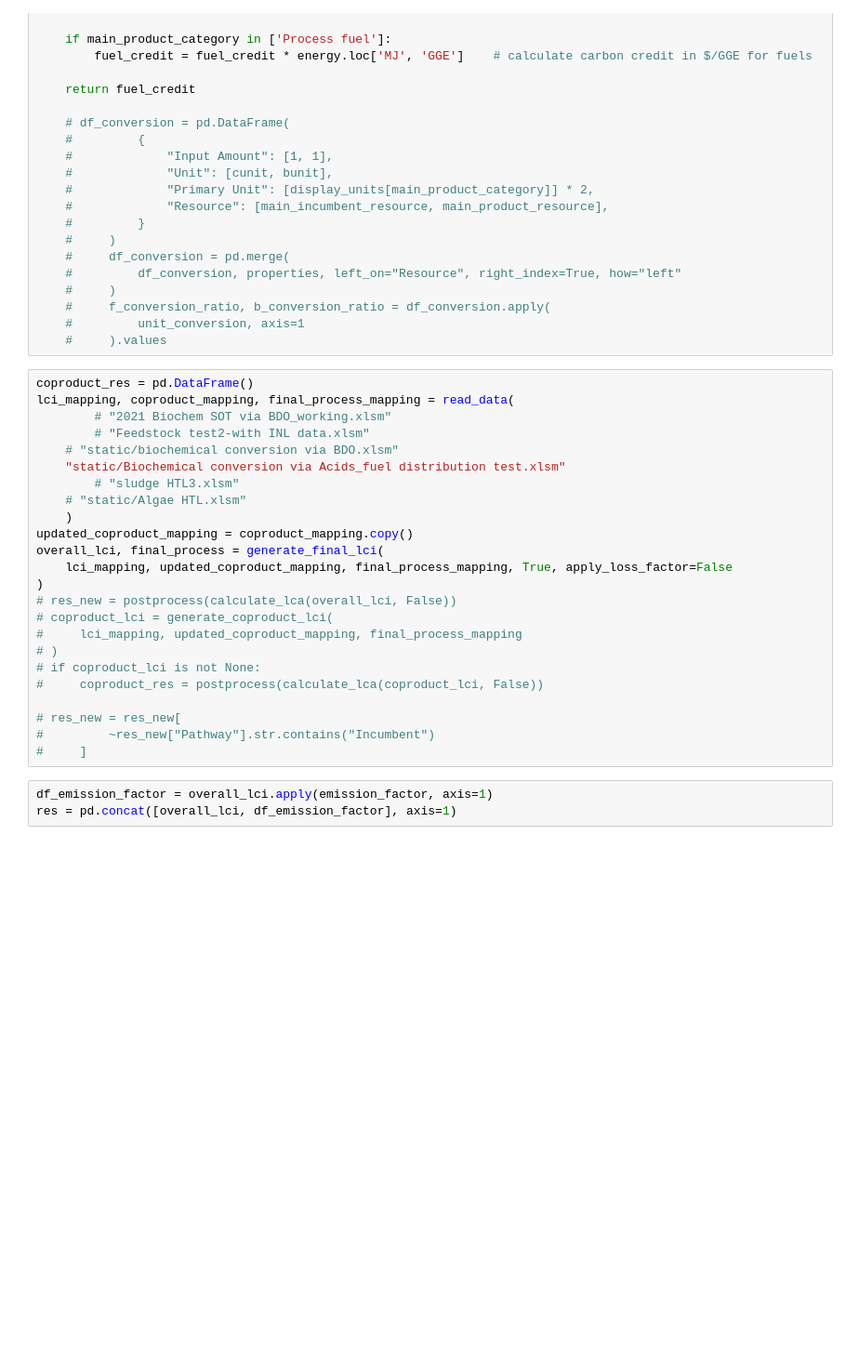
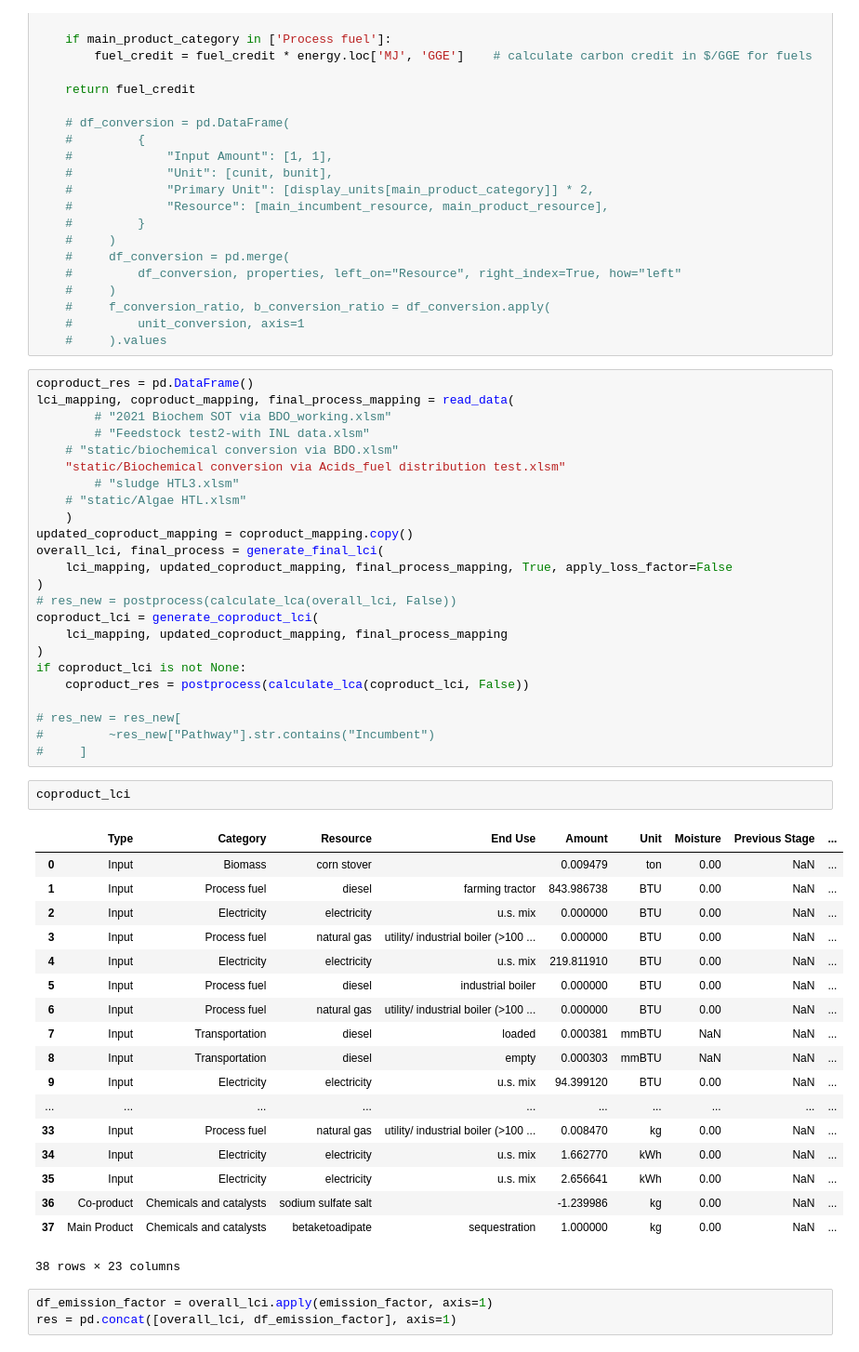
Before and after one commit to olw0905/Interactive-SCSA_Dash, a Jupyter notebook: Untitled.ipynb, the cells around one changed output. Shown at 93% size. Saved outputs shown, nothing was run; the diff lists cells and outputs as text; blank space fills up the shorter version.

Commit message:
Modified co-product and biorefinery-level calculation to work with the new data template

```diff
--- a/Untitled.ipynb
+++ b/Untitled.ipynb
@@ -84,15 +84,36 @@ overall_lci, final_process = generate_final_lci(
     lci_mapping, updated_coproduct_mapping, final_process_mapping, True, apply_loss_factor=False
 )
 # res_new = postprocess(calculate_lca(overall_lci, False))
-# coproduct_lci = generate_coproduct_lci(
-#     lci_mapping, updated_coproduct_mapping, final_process_mapping
-# )
-# if coproduct_lci is not None:
-#     coproduct_res = postprocess(calculate_lca(coproduct_lci, False))
+coproduct_lci = generate_coproduct_lci(
+    lci_mapping, updated_coproduct_mapping, final_process_mapping
+)
+if coproduct_lci is not None:
+    coproduct_res = postprocess(calculate_lca(coproduct_lci, False))
 
 # res_new = res_new[
 #         ~res_new["Pathway"].str.contains("Incumbent")
 #     ]
+# %%
+coproduct_lci
+# %% [output]
+|  | Type | Category | Resource | End Use | Amount | Unit | Moisture | Previous Stage | ... |
+| 0 | Input | Biomass | corn stover |  | 0.009479 | ton | 0.00 | NaN | ... |
+| 1 | Input | Process fuel | diesel | farming tractor | 843.986738 | BTU | 0.00 | NaN | ... |
+| 2 | Input | Electricity | electricity | u.s. mix | 0.000000 | BTU | 0.00 | NaN | ... |
+| 3 | Input | Process fuel | natural gas | utility/ industrial boiler (>100 ... | 0.000000 | BTU | 0.00 | NaN | ... |
+| 4 | Input | Electricity | electricity | u.s. mix | 219.811910 | BTU | 0.00 | NaN | ... |
+| 5 | Input | Process fuel | diesel | industrial boiler | 0.000000 | BTU | 0.00 | NaN | ... |
+| 6 | Input | Process fuel | natural gas | utility/ industrial boiler (>100 ... | 0.000000 | BTU | 0.00 | NaN | ... |
+| 7 | Input | Transportation | diesel | loaded | 0.000381 | mmBTU | NaN | NaN | ... |
+| 8 | Input | Transportation | diesel | empty | 0.000303 | mmBTU | NaN | NaN | ... |
+| 9 | Input | Electricity | electricity | u.s. mix | 94.399120 | BTU | 0.00 | NaN | ... |
+| ... | ... | ... | ... | ... | ... | ... | ... | ... | ... |
+| 33 | Input | Process fuel | natural gas | utility/ industrial boiler (>100 ... | 0.008470 | kg | 0.00 | NaN | ... |
+| 34 | Input | Electricity | electricity | u.s. mix | 1.662770 | kWh | 0.00 | NaN | ... |
+| 35 | Input | Electricity | electricity | u.s. mix | 2.656641 | kWh | 0.00 | NaN | ... |
+| 36 | Co-product | Chemicals and catalysts | sodium sulfate salt |  | -1.239986 | kg | 0.00 | NaN | ... |
+| 37 | Main Product | Chemicals and catalysts | betaketoadipate | sequestration | 1.000000 | kg | 0.00 | NaN | ... |
+38 rows × 23 columns
 # %%
 df_emission_factor = overall_lci.apply(emission_factor, axis=1)
 res = pd.concat([overall_lci, df_emission_factor], axis=1)
```
Also changed, not shown: 4 other files.
